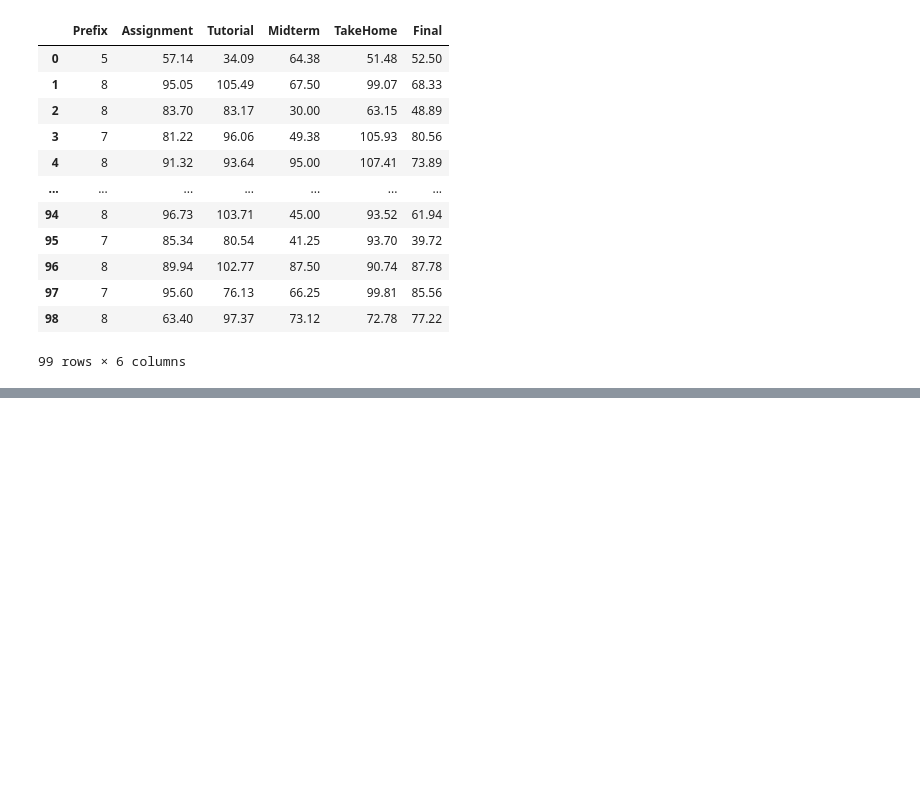
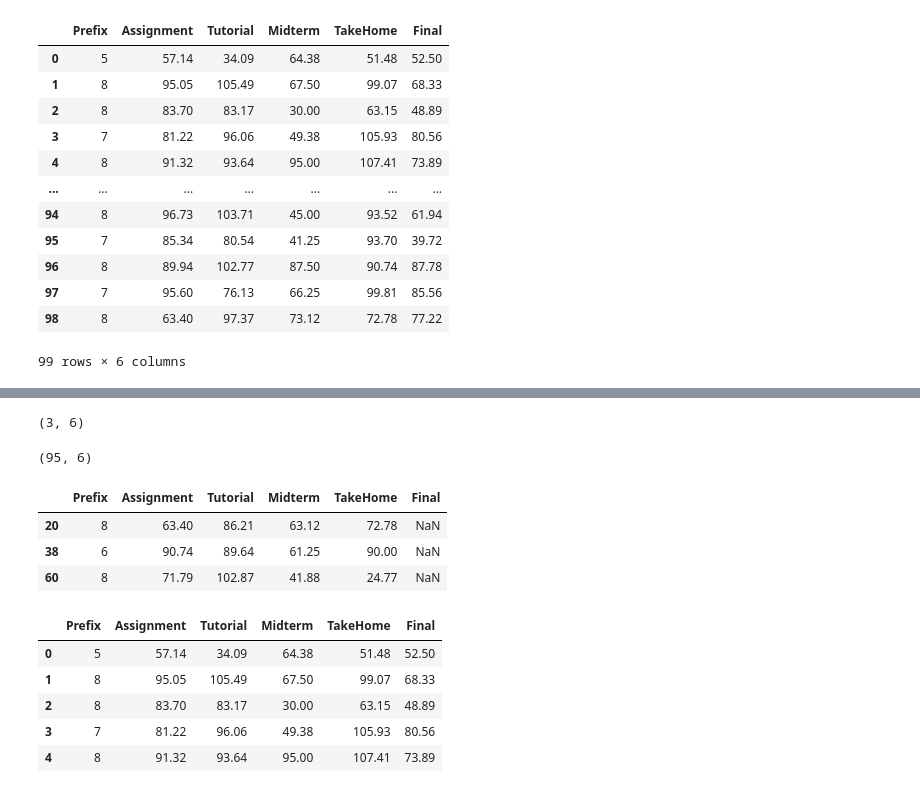
Before and after one commit to prakharjadaun/ML-Learn-With-Me, a Jupyter notebook: 07 - Handling Missing Data.ipynb, the cells around one changed output, grey strips where cells are left out. Drawn from its saved outputs; the diff is of its cells as text; code cells hidden in the pictures; blank space fills up the shorter version.

```diff
--- a/07 - Handling Missing Data.ipynb
+++ b/07 - Handling Missing Data.ipynb
@@ -339,0 +392,26 @@ df
+# %%
+# printing the shape of the test data
+test.shape
+# %% [output]
+(3, 6)
+# %%
+# printing the shape of the training data
+train.shape
+# %% [output]
+(95, 6)
+# %%
+test.head()
+# %% [output]
+|  | Prefix | Assignment | Tutorial | Midterm | TakeHome | Final |
+| 20 | 8 | 63.40 | 86.21 | 63.12 | 72.78 | NaN |
+| 38 | 6 | 90.74 | 89.64 | 61.25 | 90.00 | NaN |
+| 60 | 8 | 71.79 | 102.87 | 41.88 | 24.77 | NaN |
+# %%
+train.head()
+# %% [output]
+|  | Prefix | Assignment | Tutorial | Midterm | TakeHome | Final |
+| 0 | 5 | 57.14 | 34.09 | 64.38 | 51.48 | 52.50 |
+| 1 | 8 | 95.05 | 105.49 | 67.50 | 99.07 | 68.33 |
+| 2 | 8 | 83.70 | 83.17 | 30.00 | 63.15 | 48.89 |
+| 3 | 7 | 81.22 | 96.06 | 49.38 | 105.93 | 80.56 |
+| 4 | 8 | 91.32 | 93.64 | 95.00 | 107.41 | 73.89 |
```
Also changed, not shown: parts of 24 cells of this notebook.
